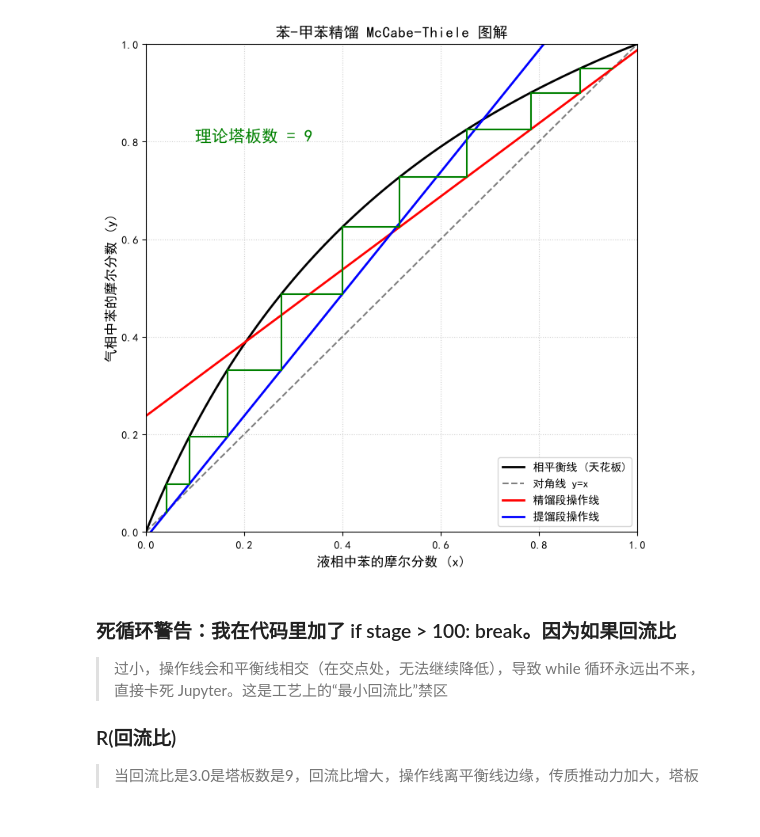
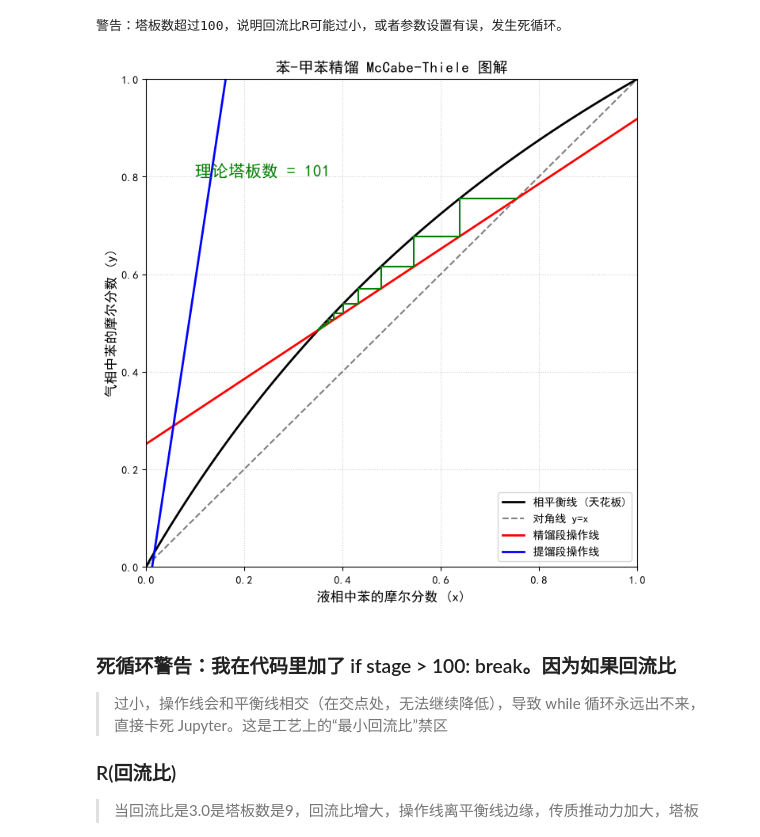
Before and after one commit to 2113325803-glitch/learning-git, a Jupyter notebook: chemical_code/McCabe-Thiele.ipynb, the cells around one changed output. Saved outputs shown, nothing was run; the diff lists cells and outputs as text; code cells hidden in the pictures.

```diff
--- a/chemical_code/McCabe-Thiele.ipynb
+++ b/chemical_code/McCabe-Thiele.ipynb
@@ -1,6 +1,7 @@
 # %%
 import numpy as np
 import matplotlib.pyplot as plt
+import math
 
 
 # 设定中文
@@ -8,14 +9,18 @@ plt.rcParams['font.sans-serif'] = ['SimHei']  # 设置字体为黑体
 plt.rcParams['axes.unicode_minus'] = False  # 解决负号显示问题
 
 # ================= 1. 参数设定 =================
-alpha = 2.5      # 相对挥发度（衡量分离难易程度，苯-甲苯系统在常压下约为 2.5）
-xF = 0.5         # 进料中易挥发组分（苯）的摩尔分数
-xD = 0.95        # 塔顶产品中苯的摩尔分数（纯度要求）
-xW = 0.05        # 塔底釜液中苯的摩尔分数（残液要求）
-R = 3.0          # 回流比（R越大，分离越彻底，但能耗越高；R越小，塔板数越多）
+alpha = 1.745      # 相对挥发度（衡量分离难易程度，苯-甲苯系统在常压下约为 2.5）
+xF = 0.056         # 进料中易挥发组分（苯）的摩尔分数
+xD = 0.755       # 塔顶产品中苯的摩尔分数（纯度要求）
+
+xW = 0.015       # 塔底釜液中苯的摩尔分数（残液要求）
+R = 2          # 回流比（R越大，分离越彻底，但能耗越高；R越小，塔板数越多）
+
 
 # 生成 x 轴的数据点，从 0 到 1 之间均匀取 100 个点
+
 x = np.linspace(0, 1, 100)
+
 
 
 # ================= 2. 相平衡曲线（天花板） =================
@@ -79,34 +84,40 @@ while x_curr > xW:
     ax.plot([x_eq, x_eq], [y_curr, y_next], 'g-', linewidth=1.5)
 
     # 更新当前坐标，准备爬下一个台阶
     x_curr = x_eq
     y_curr = y_next
 
     # 安全限制（防止死循环）：如果因为参数设置问题导致算不出结果，强行跳出
     if stage > 100:
         print("警告：塔板数超过100，说明回流比R可能过小，或者参数设置有误，发生死循环。")
         break
     #死循环警告：我在代码里加了 if stage > 100: break。因为如果回流比
 
     #过小，操作线会和平衡线相交（在交点处，
 
     #无法继续降低），导致 while 循环永远出不来，直接卡死 Jupyter。这是工艺上的“最小回流比”禁区
 
 
 # ================= 6. 图形美化与显示 =================
 # 在图上标注需要的理论塔板数
 ax.text(0.1, 0.8, f'理论塔板数 = {stage}', fontsize=15, color='green', fontweight='bold')
 
 ax.set_xlim(0, 1)                 # 限制 x 轴范围
 ax.set_ylim(0, 1)                 # 限制 y 轴范围
 ax.set_xlabel('液相中苯的摩尔分数 (x)', fontsize=12)
+
 ax.set_ylabel('气相中苯的摩尔分数 (y)', fontsize=12)
 ax.set_title('苯-甲苯精馏 McCabe-Thiele 图解', fontsize=14)
 ax.legend(loc='lower right')      # 把图例放在右下角，不挡线
+
+
+
+
 ax.grid(True, linestyle=':', alpha=0.6) # 加虚线网格，方便读数
 plt.show()
 # %% [output]
+警告：塔板数超过100，说明回流比R可能过小，或者参数设置有误，发生死循环。
-[figure, old version]
+[figure, new version]
 # %% [markdown]
 ### 死循环警告：我在代码里加了 if stage > 100: break。因为如果回流比
 >过小，操作线会和平衡线相交（在交点处，无法继续降低），导致 while 循环永远出不来，直接卡死 Jupyter。这是工艺上的“最小回流比”禁区
```
